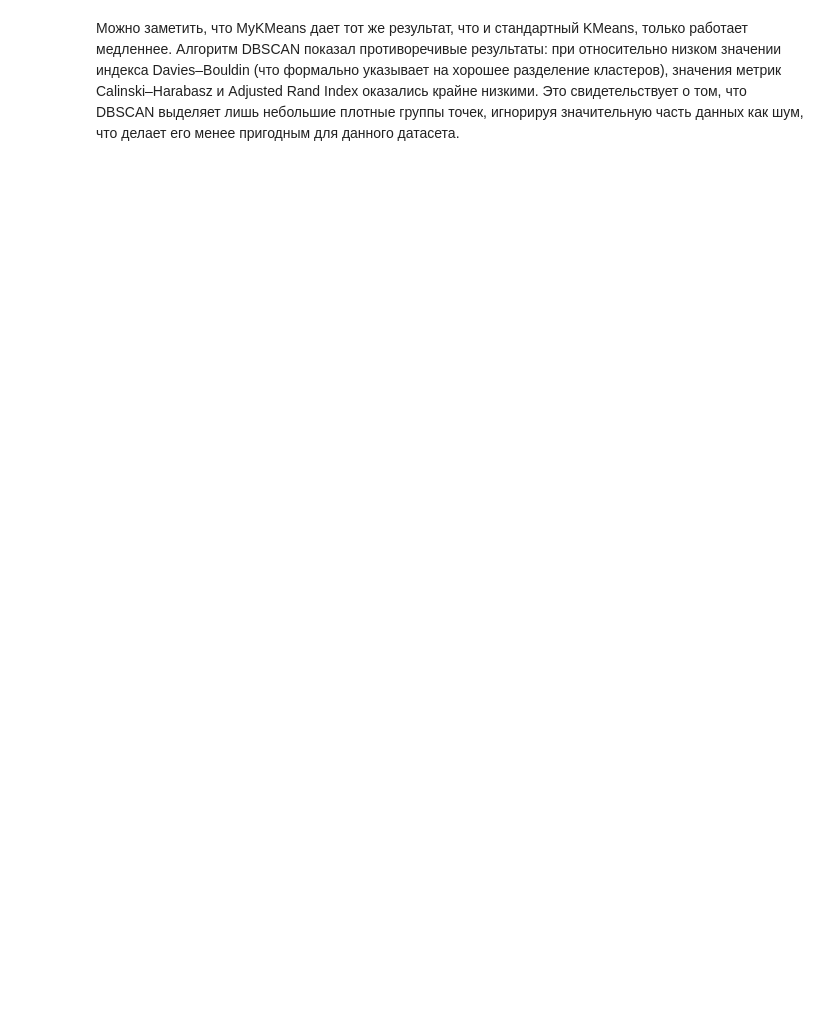
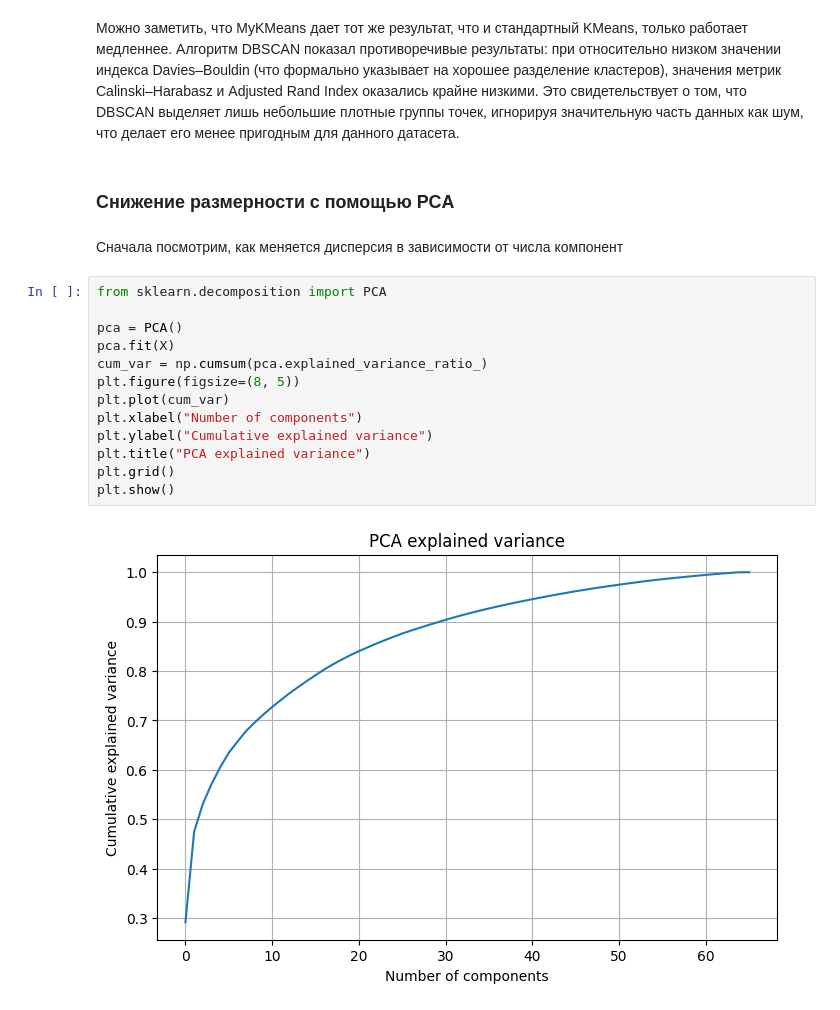
Before and after one commit to sofyak0zyreva/ml-course, a Jupyter notebook: homework/task6.ipynb, the cells around one changed output. Cells and saved outputs as stored; diff of their text form; blank space fills up the shorter version.

```diff
--- a/homework/task6.ipynb
+++ b/homework/task6.ipynb
@@ -514,3 +514,22 @@ plt.show()
 # %% [markdown]
 Можно заметить, что MyKMeans дает тот же результат, что и стандартный KMeans, только работает медленнее.
 Алгоритм DBSCAN показал противоречивые результаты: при относительно низком значении индекса Davies–Bouldin (что формально указывает на хорошее разделение кластеров), значения метрик Calinski–Harabasz и Adjusted Rand Index оказались крайне низкими. Это свидетельствует о том, что DBSCAN выделяет лишь небольшие плотные группы точек, игнорируя значительную часть данных как шум, что делает его менее пригодным для данного датасета.
+# %% [markdown]
+### Снижение размерности с помощью PCA
+# %% [markdown]
+Сначала посмотрим, как меняется дисперсия в зависимости от числа компонент
+# %%
+from sklearn.decomposition import PCA
+
+pca = PCA()
+pca.fit(X)
+cum_var = np.cumsum(pca.explained_variance_ratio_)
+plt.figure(figsize=(8, 5))
+plt.plot(cum_var)
+plt.xlabel("Number of components")
+plt.ylabel("Cumulative explained variance")
+plt.title("PCA explained variance")
+plt.grid()
+plt.show()
+# %% [output]
+[figure, added]
```
Also changed, not shown: parts of 8 cells of this notebook.
